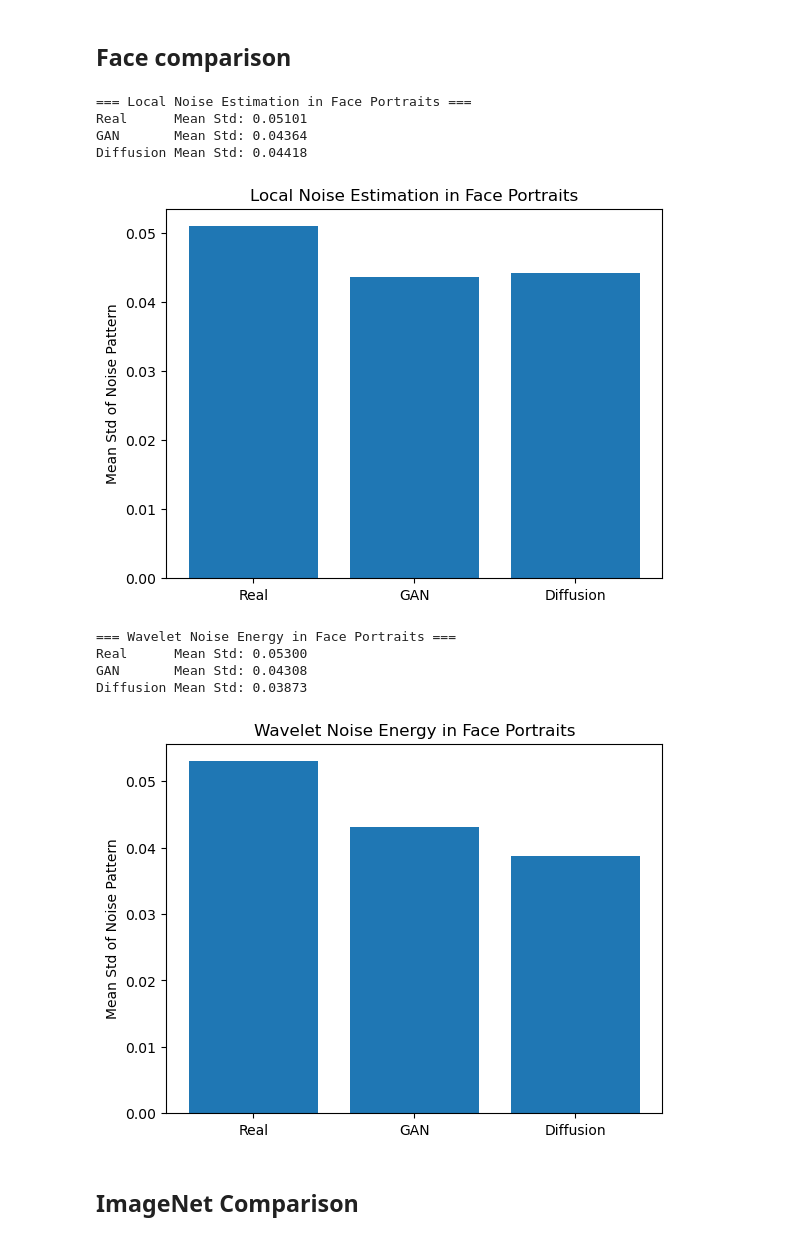
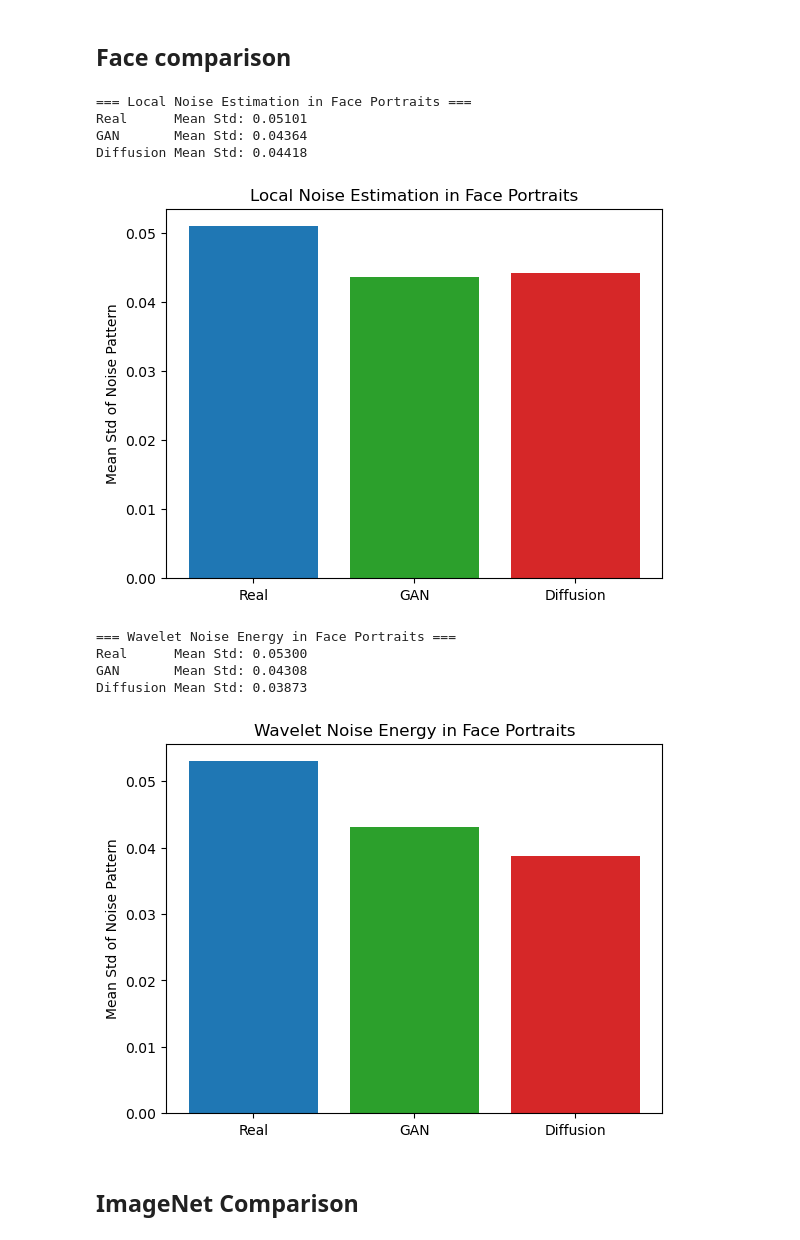
Before and after one commit to SamLB9/GAN-vs.-Diffusion-Images, a Jupyter notebook: notebooks/noise_pattern_analysis.ipynb, the cells around one changed output. Saved outputs shown, nothing was run; the diff lists cells and outputs as text; code cells hidden in the pictures.

```diff
--- a/notebooks/noise_pattern_analysis.ipynb
+++ b/notebooks/noise_pattern_analysis.ipynb
@@ -50,16 +50,17 @@ def summarize_and_plot(real_np, gan_np, diff_np, title):
     gan_std = np.mean([np.std(p) for p in gan_np])
     diff_std = np.mean([np.std(p) for p in diff_np])
 
-    # Print results in text
     print(f"\n=== {title} ===")
     print(f"Real      Mean Std: {real_std:.5f}")
     print(f"GAN       Mean Std: {gan_std:.5f}")
     print(f"Diffusion Mean Std: {diff_std:.5f}")
 
-    plt.bar(['Real', 'GAN', 'Diffusion'], [real_std, gan_std, diff_std])
+    # Consistent colors
+    colors = ['tab:blue', 'tab:green', 'tab:red']
+    plt.bar(['Real', 'GAN', 'Diffusion'], [real_std, gan_std, diff_std], color=colors)
     plt.title(title)
     plt.ylabel("Mean Std of Noise Pattern")
-    plt.savefig(f"{title}.pdf")
+    plt.savefig(f"{title.replace(' ', '_').lower()}.pdf", bbox_inches='tight')
     plt.show()
 
 
@@ -142,46 +143,47 @@ def summarize_and_plot(real_np, gan_np, diff_np, title):
     gan_std = np.mean([np.std(p) for p in gan_np])
     diff_std = np.mean([np.std(p) for p in diff_np])
 
-    # Print results in text
     print(f"\n=== {title} ===")
     print(f"Real      Mean Std: {real_std:.5f}")
     print(f"GAN       Mean Std: {gan_std:.5f}")
     print(f"Diffusion Mean Std: {diff_std:.5f}")
 
-    plt.bar(['Real', 'GAN', 'Diffusion'], [real_std, gan_std, diff_std])
+    # Consistent colors
+    colors = ['tab:blue', 'tab:green', 'tab:red']
+    plt.bar(['Real', 'GAN', 'Diffusion'], [real_std, gan_std, diff_std], color=colors)
     plt.title(title)
     plt.ylabel("Mean Std of Noise Pattern")
-    plt.savefig(f"{title}.pdf")
+    plt.savefig(f"{title.replace(' ', '_').lower()}.pdf", bbox_inches='tight')
     plt.show()
 
 
 # Example usage
 real_images = '../data/BEST/face/real'
 gan_images = '../data/BEST/face/stylegan2'
 diffusion_images = '../data/BEST/face/palette'
 
 # Local noise
 real_ln = process_folder(real_images, method='local_noise')
 gan_ln = process_folder(gan_images, method='local_noise')
 diff_ln = process_folder(diffusion_images, method='local_noise')
 summarize_and_plot(real_ln, gan_ln, diff_ln, "Local Noise Estimation in Face Portraits")
 
 # Wavelet
 real_wv = process_folder(real_images, method='wavelet')
 gan_wv = process_folder(gan_images, method='wavelet')
 diff_wv = process_folder(diffusion_images, method='wavelet')
 summarize_and_plot(real_wv, gan_wv, diff_wv, "Wavelet Noise Energy in Face Portraits")
 # %% [output]
 === Local Noise Estimation in Face Portraits ===
 Real      Mean Std: 0.05101
 GAN       Mean Std: 0.04364
 Diffusion Mean Std: 0.04418
-[figure, old version]
+[figure, new version]
 === Wavelet Noise Energy in Face Portraits ===
 Real      Mean Std: 0.05300
 GAN       Mean Std: 0.04308
 Diffusion Mean Std: 0.03873
-[figure, old version]
+[figure, new version]
 # %% [markdown]
 ## ImageNet Comparison
 # %%
```
Also changed, not shown: parts of 2 cells of this notebook, 27 other files.
